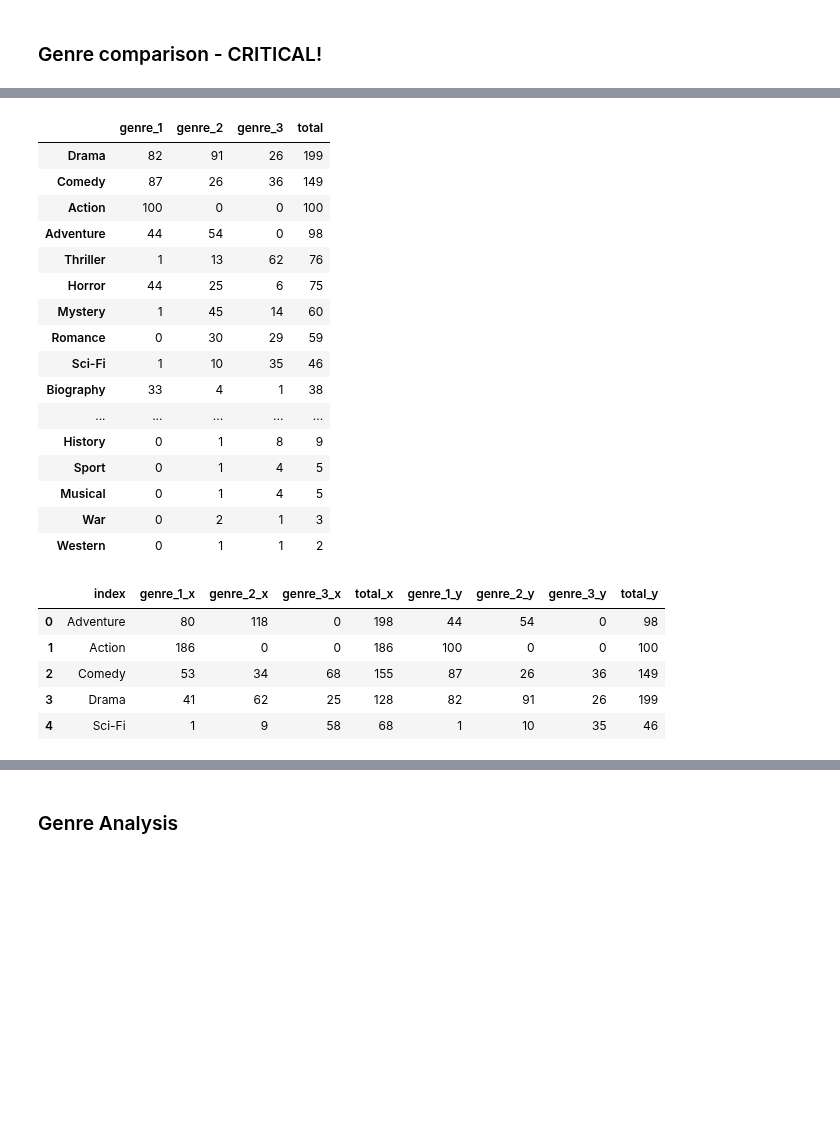
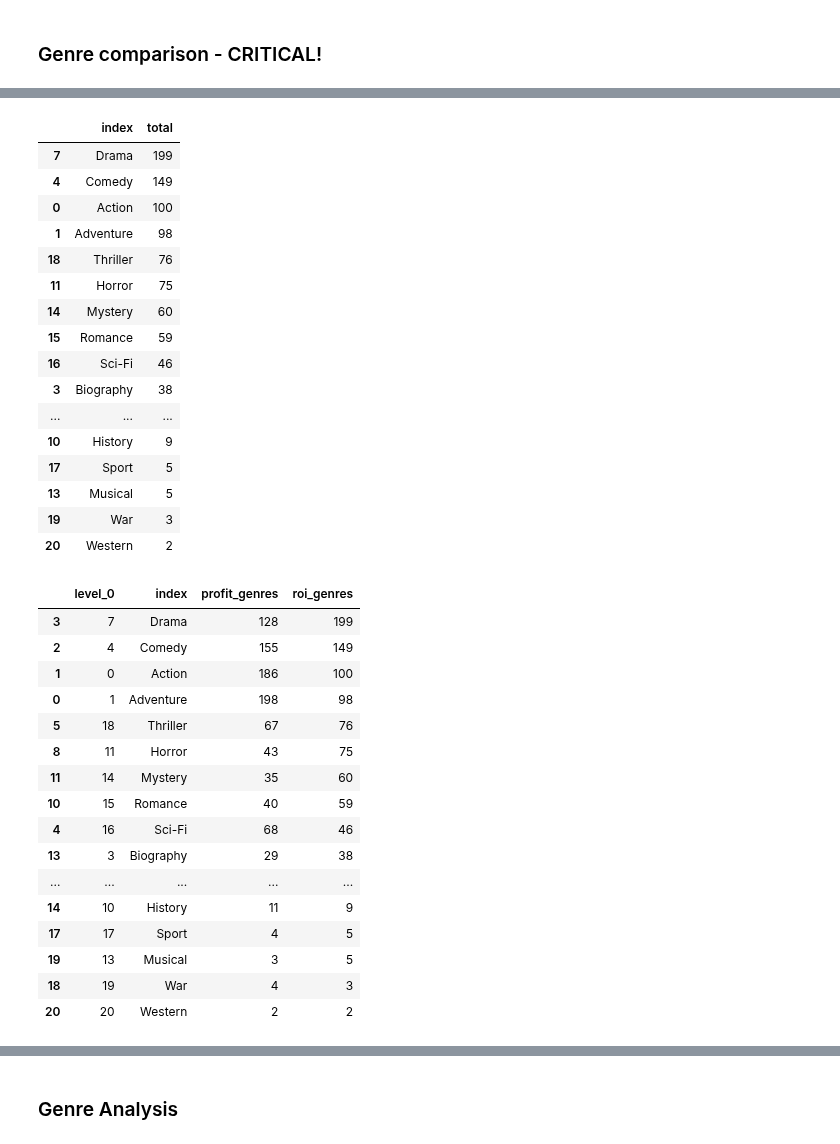
Before and after one commit to jxn628/dsc-phase-1-project, a Jupyter notebook: student.ipynb, the cells around one changed output, grey strips where cells are left out. Cells and saved outputs as stored; diff of their text form; code cells hidden in the pictures; blank space fills up the shorter version.

```diff
--- a/student.ipynb
+++ b/student.ipynb
@@ -162,7 +162,7 @@ to change anything.
 # %%
 pd.set_option('display.max_rows', 1000)
 #change the amount of rows displayed
-#pd.options.display.float_format = '{:,.0f}'.format
+pd.options.display.float_format = '{:,.0f}'.format
 #This takes the decimal places out of floats. I may need to change this for some of the other features.
 # %%
 #sorting by worldwide gross
@@ -1177,5 +1122,7 @@ genre_df_2010.sort_values('total', ascending = False)
 #These are the genres from the 500 most profitable movies from 2010-2019
 genre_df_profit = genre_df(top_profit)
 genre_df_profit = genre_df_profit.sort_values('total', ascending=False)
+genre_df_profit = genre_df_profit.drop(genre_df_profit[['genre_1', 'genre_2', 'genre_3']], axis=1)
+
 genre_df_profit
 # %% [output]
@@ -1528,39 +1305,52 @@ ax.set_title('Genre Types Among Movies', size=20);
 #These are the genres from the 500 movies with the best ROI from 2010-2019
 genre_df_roi = genre_df(top_roi)
 genre_df_roi = genre_df_roi.sort_values('total', ascending=False)
+genre_df_roi = genre_df_roi.drop(genre_df_roi[['genre_1', 'genre_2', 'genre_3']], axis=1)
 genre_df_roi
 # %% [output]
-|  | genre_1 | genre_2 | genre_3 | total |
-| Drama | 82 | 91 | 26 | 199 |
-| Comedy | 87 | 26 | 36 | 149 |
-| Action | 100 | 0 | 0 | 100 |
-| Adventure | 44 | 54 | 0 | 98 |
-| Thriller | 1 | 13 | 62 | 76 |
-| Horror | 44 | 25 | 6 | 75 |
-| Mystery | 1 | 45 | 14 | 60 |
-| Romance | 0 | 30 | 29 | 59 |
-| Sci-Fi | 1 | 10 | 35 | 46 |
-| Biography | 33 | 4 | 1 | 38 |
-| ... | ... | ... | ... | ... |
-| History | 0 | 1 | 8 | 9 |
-| Sport | 0 | 1 | 4 | 5 |
-| Musical | 0 | 1 | 4 | 5 |
-| War | 0 | 2 | 1 | 3 |
-| Western | 0 | 1 | 1 | 2 |
+|  | index | total |
+| 7 | Drama | 199 |
+| 4 | Comedy | 149 |
+| 0 | Action | 100 |
+| 1 | Adventure | 98 |
+| 18 | Thriller | 76 |
+| 11 | Horror | 75 |
+| 14 | Mystery | 60 |
+| 15 | Romance | 59 |
+| 16 | Sci-Fi | 46 |
+| 3 | Biography | 38 |
+| ... | ... | ... |
+| 10 | History | 9 |
+| 17 | Sport | 5 |
+| 13 | Musical | 5 |
+| 19 | War | 3 |
+| 20 | Western | 2 |
 # %%
 #resetting the indexes so that I can merge them
 genre_df_roi = genre_df_roi.reset_index()
 genre_df_profit = genre_df_profit.reset_index()
 # %%
 genre_df_merged = pd.merge(genre_df_profit, genre_df_roi, on= 'index', how='left')
-genre_df_merged.head()
+genre_df_merged = genre_df_merged.rename(columns={'total_x': 'profit_genres', 'total_y': 'roi_genres'})
+genre_df_merged.sort_values('roi_genres', ascending=False)
 # %% [output]
-|  | index | genre_1_x | genre_2_x | genre_3_x | total_x | genre_1_y | genre_2_y | genre_3_y | total_y |
-| 0 | Adventure | 80 | 118 | 0 | 198 | 44 | 54 | 0 | 98 |
-| 1 | Action | 186 | 0 | 0 | 186 | 100 | 0 | 0 | 100 |
-| 2 | Comedy | 53 | 34 | 68 | 155 | 87 | 26 | 36 | 149 |
-| 3 | Drama | 41 | 62 | 25 | 128 | 82 | 91 | 26 | 199 |
-| 4 | Sci-Fi | 1 | 9 | 58 | 68 | 1 | 10 | 35 | 46 |
+|  | level_0 | index | profit_genres | roi_genres |
+| 3 | 7 | Drama | 128 | 199 |
+| 2 | 4 | Comedy | 155 | 149 |
+| 1 | 0 | Action | 186 | 100 |
+| 0 | 1 | Adventure | 198 | 98 |
+| 5 | 18 | Thriller | 67 | 76 |
+| 8 | 11 | Horror | 43 | 75 |
+| 11 | 14 | Mystery | 35 | 60 |
+| 10 | 15 | Romance | 40 | 59 |
+| 4 | 16 | Sci-Fi | 68 | 46 |
+| 13 | 3 | Biography | 29 | 38 |
+| ... | ... | ... | ... | ... |
+| 14 | 10 | History | 11 | 9 |
+| 17 | 17 | Sport | 4 | 5 |
+| 19 | 13 | Musical | 3 | 5 |
+| 18 | 19 | War | 4 | 3 |
+| 20 | 20 | Western | 2 | 2 |
 # %%
 #drop the extra columns.
 genre_df_merged = genre_df_merged.drop(['genre_1_x', 'genre_2_x', 'genre_3_x',
```
Also changed, not shown: parts of 59 cells of this notebook.
